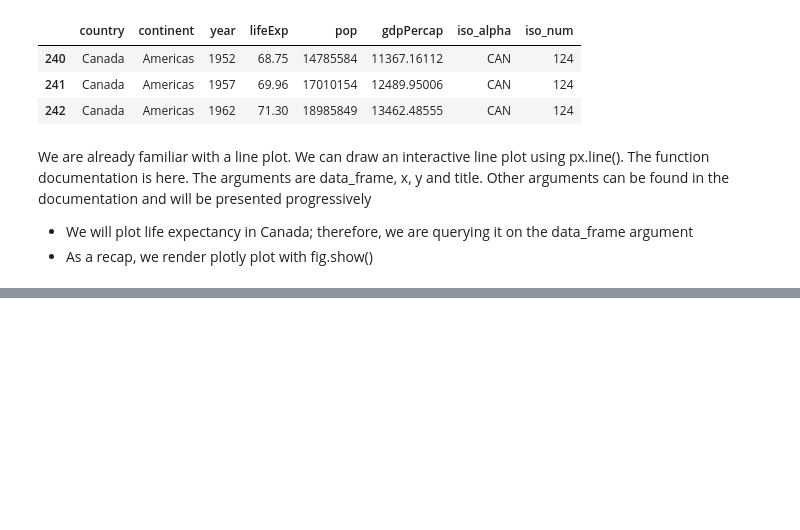
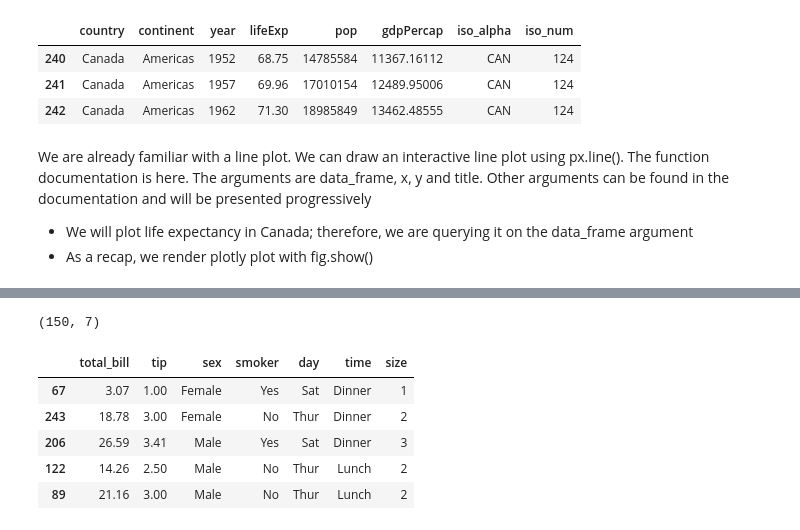
Before and after one commit to tb9757/Masterclasses, a Jupyter notebook: plotly.ipynb, the cells around one changed output, grey strips where cells are left out. Drawn from its saved outputs; the diff is of its cells as text; code cells hidden in the pictures; blank space fills up the shorter version.

```diff
--- a/plotly.ipynb
+++ b/plotly.ipynb
@@ -35,0 +247,12 @@ ValueError: Mime type rendering requires nbformat>=4.2.0 but it is not installed
+# %%
+df = px.data.tips().sample(n=150, random_state=1)
+print(df.shape)
+df.head()
+# %% [output]
+(150, 7)
+|  | total_bill | tip | sex | smoker | day | time | size |
+| 67 | 3.07 | 1.00 | Female | Yes | Sat | Dinner | 1 |
+| 243 | 18.78 | 3.00 | Female | No | Thur | Dinner | 2 |
+| 206 | 26.59 | 3.41 | Male | Yes | Sat | Dinner | 3 |
+| 122 | 14.26 | 2.50 | Male | No | Thur | Lunch | 2 |
+| 89 | 21.16 | 3.00 | Male | No | Thur | Lunch | 2 |
```
Also changed, not shown: parts of 52 cells of this notebook.
